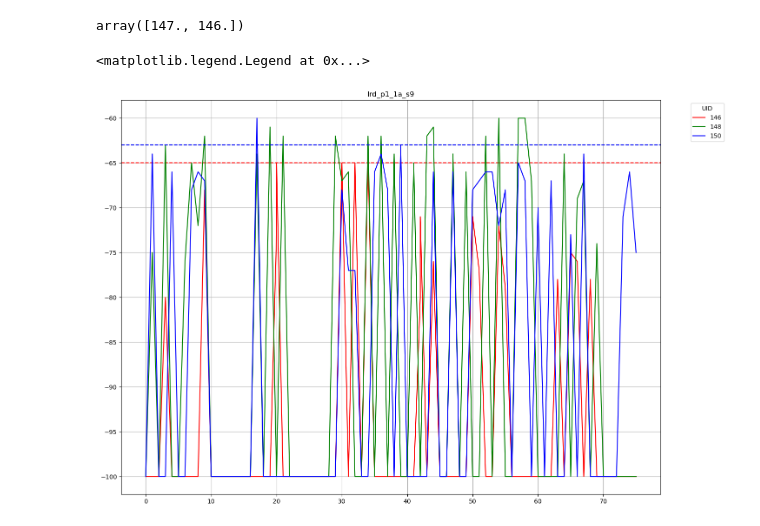
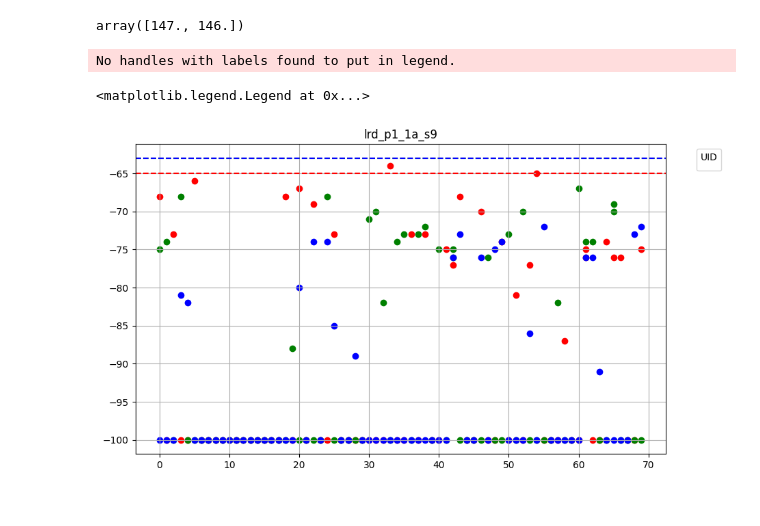
Before and after one commit to tonyho1114/Beacon-plot, a Jupyter notebook: plot_beacon_UID.ipynb, the cells around one changed output. Drawn from its saved outputs; the diff is of its cells as text; code cells hidden in the pictures.

Commit message:
add scatter plot

```diff
--- a/plot_beacon_UID.ipynb
+++ b/plot_beacon_UID.ipynb
@@ -24,7 +17,8 @@ os.listdir(base_path)
  'lrd_p1_1e_s9.csv']
 # %%
 #df = pd.read_csv(r'C:\Users\Tony Ho\Downloads\TSS_LRD\s9\LRDP1Z1\lrd_p1_1a_s9.csv',skiprows=4)
-df = pd.read_csv(r'C:\Users\Tony Ho\Downloads\lrd_p1_a1_s9.csv',skiprows=4)
+#df = pd.read_csv(r'C:\Users\Tony Ho\Downloads\lrd_p1_a1_s9.csv',skiprows=4)
+df = pd.read_csv(r'C:\Users\user\Downloads\TSS_LRD\s9\LRDP1Z1\lrd_p1_1a_s9.csv',skiprows=4)
 df = df[['UID','RECEIVED TIME','RSSI']]
 df['RECEIVED TIME'] = pd.to_datetime(df['RECEIVED TIME'])
 #count the duration of data-taking
@@ -51,18 +45,25 @@ x
 array([147., 146.])
 # %%
 #set figure as larger size
-figure(figsize=(16, 12), dpi=100)
-plt.plot(df_merge1['time_delta'],df_merge1['RSSI'],'r',label='146')
+figure(figsize=(10, 6), dpi=100)
+#plt.plot(df_merge1['time_delta'],df_merge1['RSSI'],'r',label='146')
+plt.scatter(df_merge1['time_delta'],df_merge1['RSSI'],color='r')
 plt.axhline(y = -65, color = 'r', linestyle = '--')
-plt.plot(df_merge2['time_delta'],df_merge2['RSSI'],'g',label='148')
+
+#plt.plot(df_merge2['time_delta'],df_merge2['RSSI'],'g',label='148')
+plt.scatter(df_merge2['time_delta'],df_merge2['RSSI'],color='g')
 plt.axhline(y = -63, color = 'g', linestyle = '--')
-plt.plot(df_merge3['time_delta'],df_merge3['RSSI'],'b',label='150')
+
+#plt.plot(df_merge3['time_delta'],df_merge3['RSSI'],'b',label='150')
+plt.scatter(df_merge3['time_delta'],df_merge3['RSSI'],color='b')
 plt.axhline(y = -63, color = 'b', linestyle = '--')
+
 plt.grid(True)
 plt.title('lrd_p1_1a_s9')
 #set the legend out of the plot
 plt.legend(title='UID', bbox_to_anchor=(1.05, 1), loc='upper left')
 #plt.savefig('s9_p1z1.png')
 # %% [output]
-<matplotlib.legend.Legend at 0x...>
+No handles with labels found to put in legend.
+<matplotlib.legend.Legend at 0x...>
-[figure, old version]
+[figure, new version]
```
Also changed, not shown: parts of 2 cells of this notebook.
